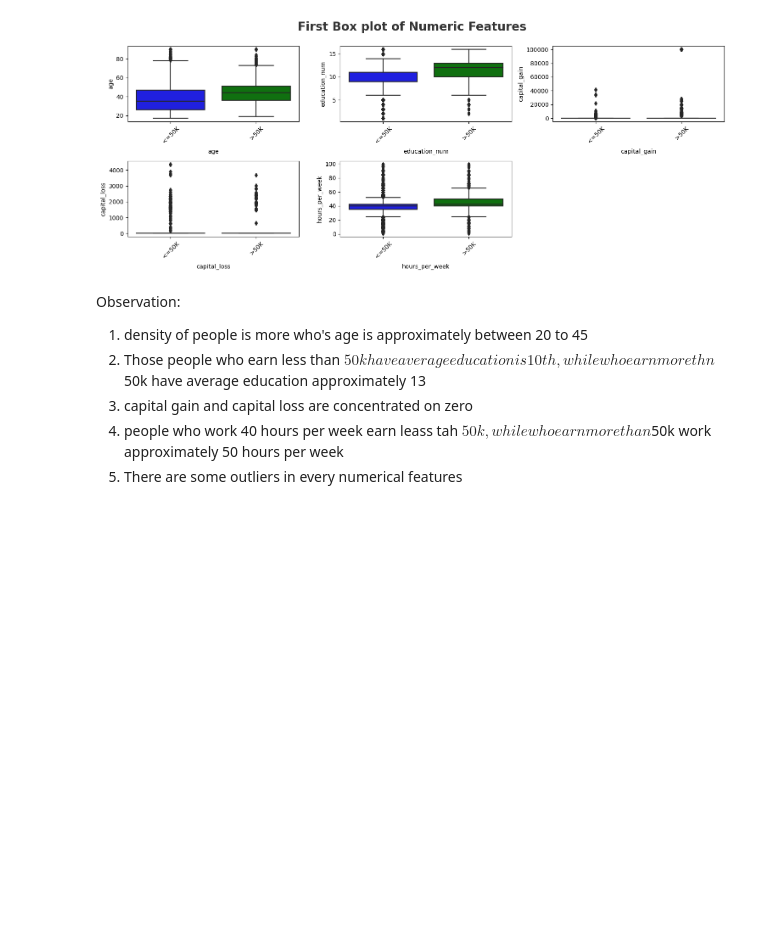
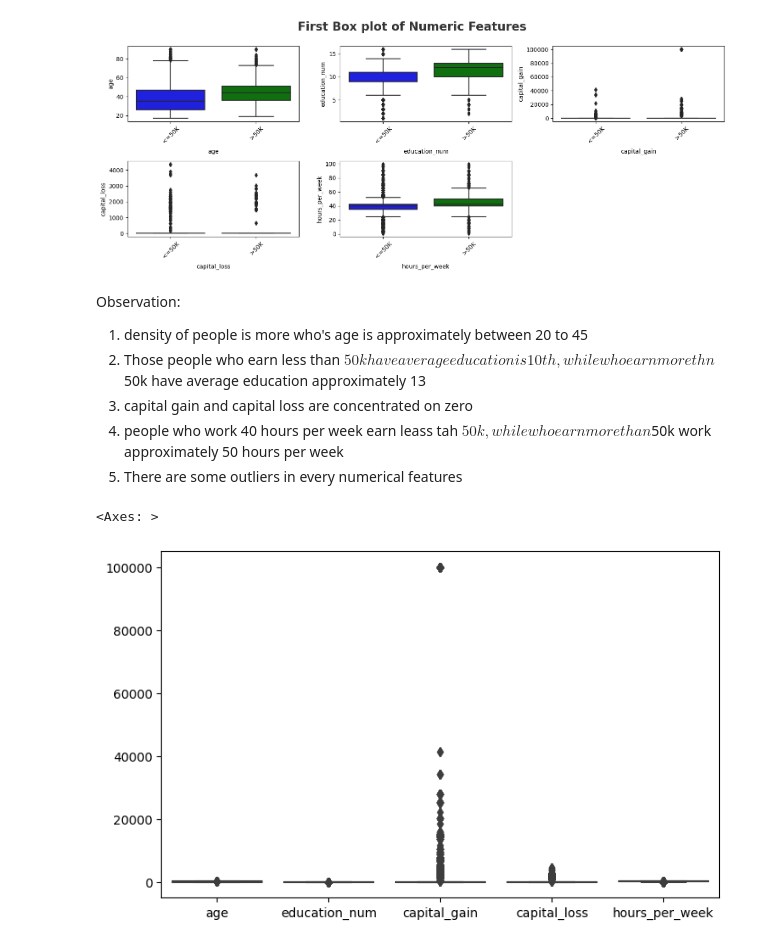
Before and after one commit to shahin28jan/adult_census_income_prediction, a Jupyter notebook: notebook/EDA census.ipynb, the cells around one changed output. Saved outputs shown, nothing was run; the diff lists cells and outputs as text; code cells hidden in the pictures; blank space fills up the shorter version.

```diff
--- a/notebook/EDA census.ipynb
+++ b/notebook/EDA census.ipynb
@@ -492,3 +502,9 @@ Observation:
    3. capital gain and capital loss are concentrated on zero
    4. people who work 40 hours per week earn leass tah $50k, while who earn more than $50k work approximately 50 hours per week
    4. There are some outliers in every numerical features
+# %%
+plt.figure(figsize=(8,5))
+sns.boxplot(df)
+# %% [output]
+<Axes: >
+[figure, added]
```
Also changed, not shown: parts of 1 cell of this notebook, 12 other files.
